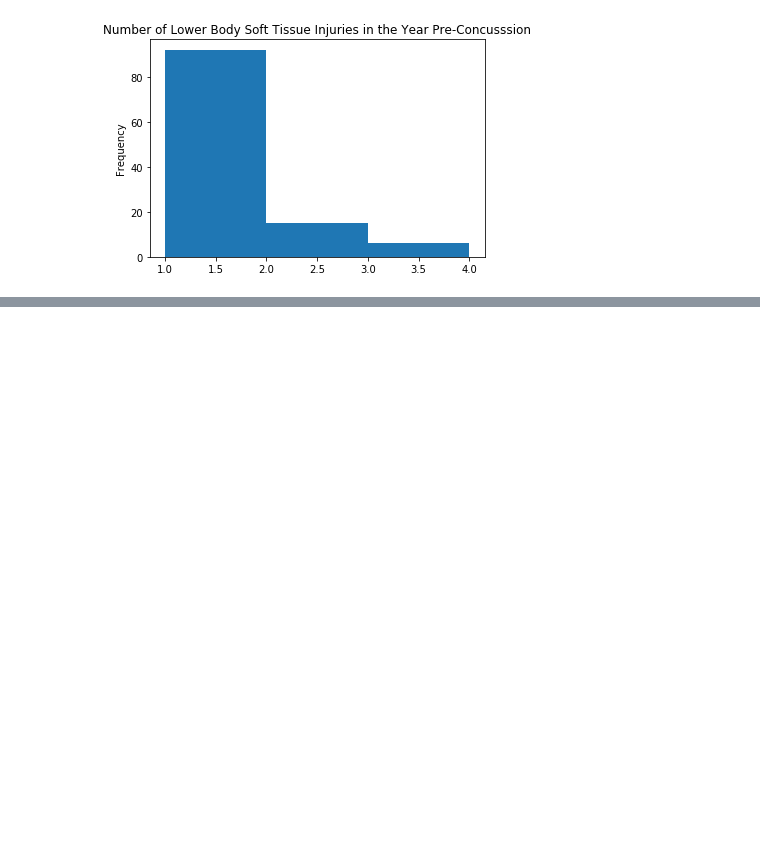
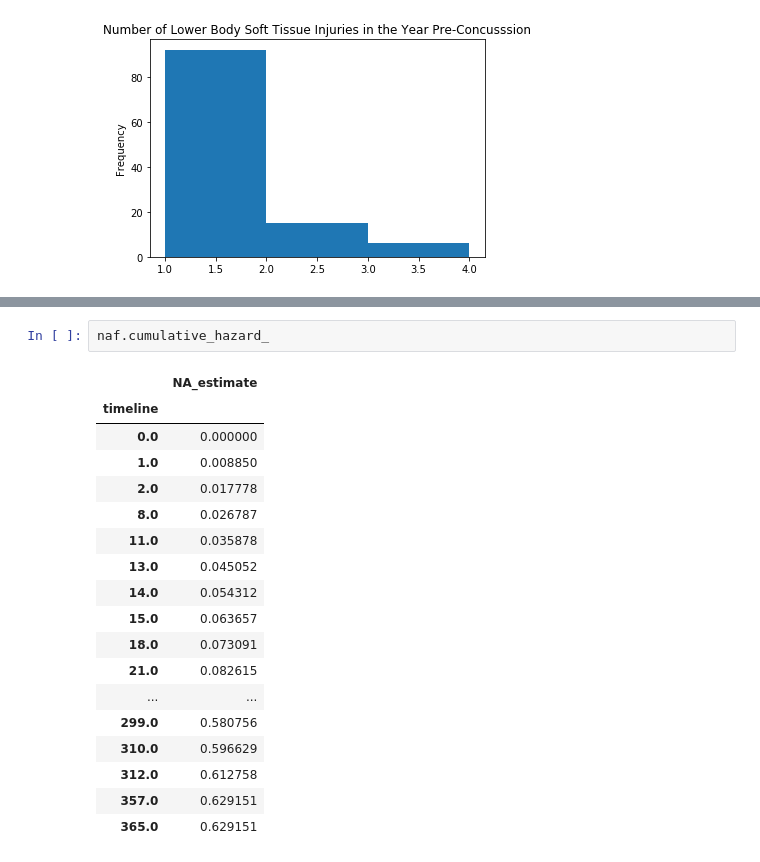
Before and after one commit to tylerfuelling/Analysis-on-the-Effects-of-Concussions-in-the-NBA, a Jupyter notebook: Injury Data Analysis Pre vs. Post Concussion.ipynb, the cells around one changed output, grey strips where cells are left out. Drawn from its saved outputs; the diff is of its cells as text; blank space fills up the shorter version.

```diff
--- a/Injury Data Analysis Pre vs. Post Concussion.ipynb
+++ b/Injury Data Analysis Pre vs. Post Concussion.ipynb
@@ -181,0 +174,21 @@ df
+# %%
+naf.cumulative_hazard_
+# %% [output]
+|  | NA_estimate |
+| timeline |  |
+| 0.0 | 0.000000 |
+| 1.0 | 0.008850 |
+| 2.0 | 0.017778 |
+| 8.0 | 0.026787 |
+| 11.0 | 0.035878 |
+| 13.0 | 0.045052 |
+| 14.0 | 0.054312 |
+| 15.0 | 0.063657 |
+| 18.0 | 0.073091 |
+| 21.0 | 0.082615 |
+| ... | ... |
+| 299.0 | 0.580756 |
+| 310.0 | 0.596629 |
+| 312.0 | 0.612758 |
+| 357.0 | 0.629151 |
+| 365.0 | 0.629151 |
```
Also changed, not shown: parts of 13 cells of this notebook, 1 other file.
